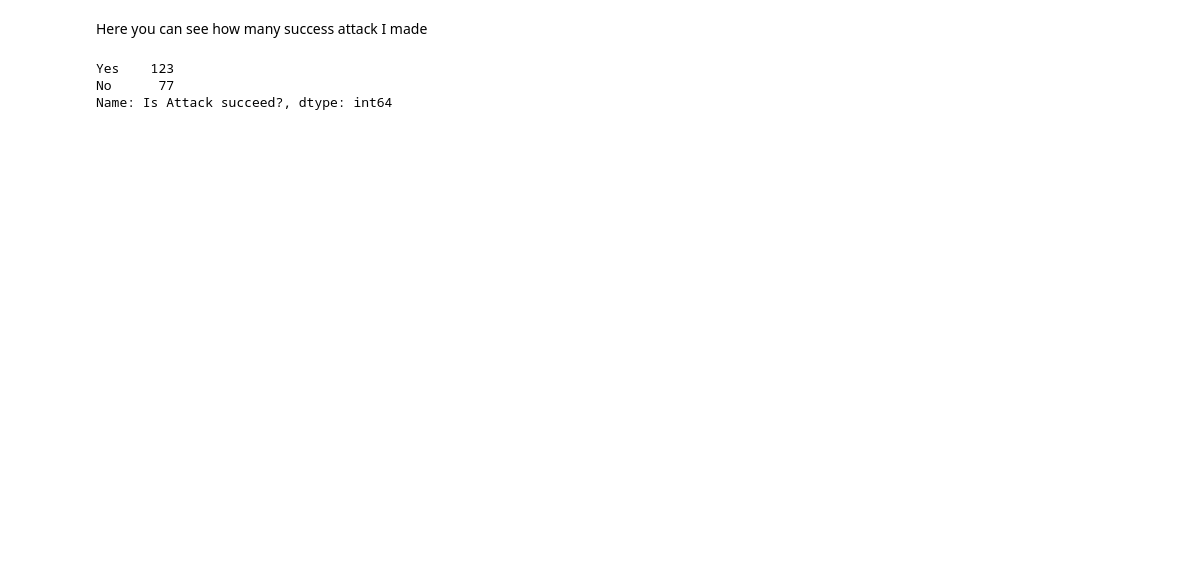
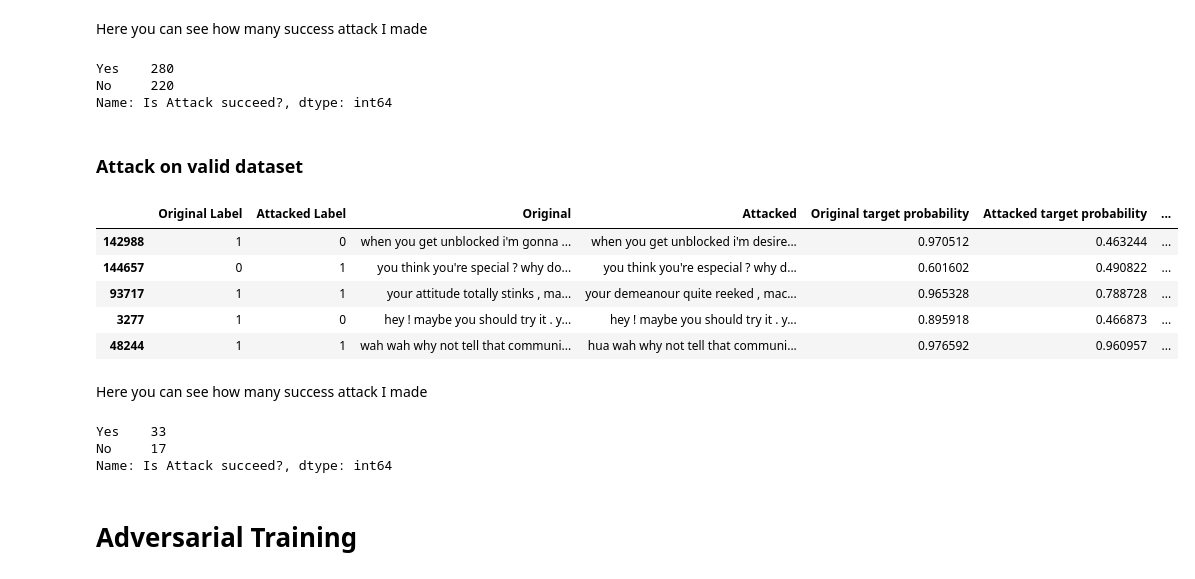
Before and after one commit to naryst/toxic_comments_classification, a Jupyter notebook: Model_Text_Classification.ipynb, the cells around one changed output. Saved outputs shown, nothing was run; the diff lists cells and outputs as text; code cells hidden in the pictures; blank space fills up the shorter version.

```diff
--- a/Model_Text_Classification.ipynb
+++ b/Model_Text_Classification.ipynb
@@ -957,8 +937,52 @@ display(
 # %% [markdown]
 Here you can see how many success attack I made
 # %%
-result["Is Attack succeed?"].value_counts()
+result_train["Is Attack succeed?"].value_counts()
 # %% [output]
-Yes    123
-No      77
+Yes    280
+No     220
 Name: Is Attack succeed?, dtype: int64
+# %% [markdown]
+### Attack on valid dataset
+# %%
+data_val = {}
+
+for index, row in tqdm(valid_dataset_to_attack.iterrows()):
+    orig_text = clear_str(row["comment_text"]).split()
+    new_text, idx, orig_label, orig_prob, new_prob, similarity = attack(orig_text[:120], max_num_change=30)
+
+    for i in idx:
+        orig_text[i] = f"<font color = green>{orig_text[i]}</font>"
+        new_text[i] = f"<font color = red>{new_text[i]}</font>"
+        is_success = "Yes" if torch.argmax(new_prob.squeeze()) != orig_label.item() else "No"
+
+    data_val[index] = [orig_label.item(), torch.argmax(new_prob.squeeze()).item(),
+                   " ".join(orig_text), " ".join(new_text),
+                  orig_prob.item(), new_prob[0].tolist()[orig_label],
+                  similarity.numpy()[0], is_success]
+    clear_output()
+# %%
+result_val = pd.DataFrame.from_dict(data_val, orient='index', columns=columns)
+result_val.to_csv(COLAB_PATH + "res_val.csv")
+# %%
+from IPython.core.display import display, HTML
+display(
+    HTML(result_val.head().to_html(escape=False))
+)
+# %% [output]
+|  | Original Label | Attacked Label | Original | Attacked | Original target probability | Attacked target probability | ... |
+| 142988 | 1 | 0 | when you get unblocked i'm gonna ... | when you get unblocked i'm desire... | 0.970512 | 0.463244 | ... |
+| 144657 | 0 | 1 | you think you're special ? why do... | you think you're especial ? why d... | 0.601602 | 0.490822 | ... |
+| 93717 | 1 | 1 | your attitude totally stinks , ma... | your demeanour quite reeked , mac... | 0.965328 | 0.788728 | ... |
+| 3277 | 1 | 0 | hey ! maybe you should try it . y... | hey ! maybe you should try it . y... | 0.895918 | 0.466873 | ... |
+| 48244 | 1 | 1 | wah wah why not tell that communi... | hua wah why not tell that communi... | 0.976592 | 0.960957 | ... |
+# %% [markdown]
+Here you can see how many success attack I made
+# %%
+result_val["Is Attack succeed?"].value_counts()
+# %% [output]
+Yes    33
+No     17
+Name: Is Attack succeed?, dtype: int64
+# %% [markdown]
+# Adversarial Training
```
Also changed, not shown: parts of 16 cells of this notebook.
